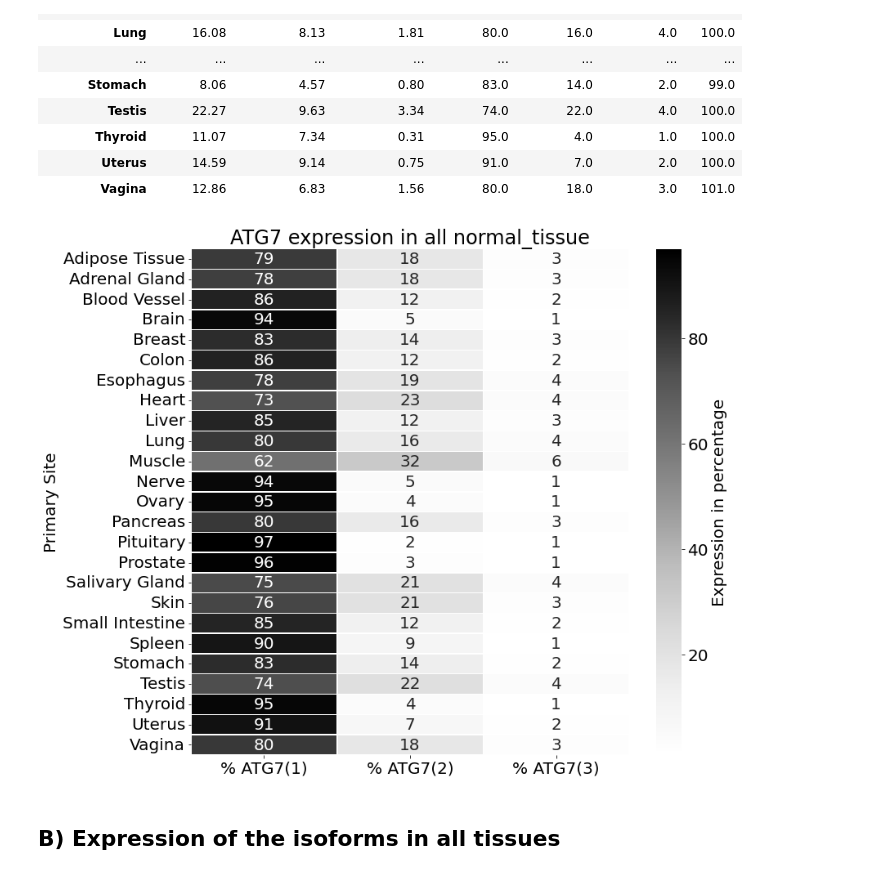
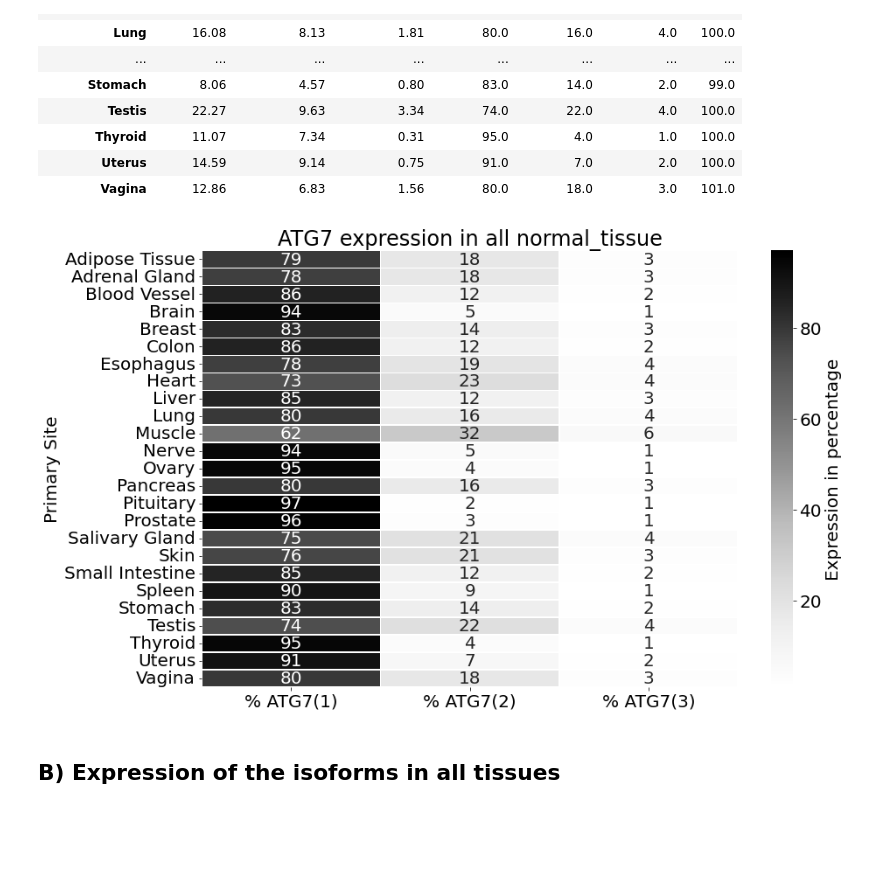
Before and after one commit to Keviosta/Article_short_isoform_ATG7_private, a Jupyter notebook: ATG7/atg7_all_tissue_analyse/ATG7 characterisation/All_tissues_Tissues_differences_ATG7_isoform_characterisation-only_normal.ipynb, the cells around one changed output. Saved outputs shown, nothing was run; the diff lists cells and outputs as text; code cells hidden in the pictures; blank space fills up the shorter version.

```diff
--- a/ATG7/atg7_all_tissue_analyse/ATG7 characterisation/All_tissues_Tissues_differences_ATG7_isoform_characterisation-only_normal.ipynb
+++ b/ATG7/atg7_all_tissue_analyse/ATG7 characterisation/All_tissues_Tissues_differences_ATG7_isoform_characterisation-only_normal.ipynb
@@ -125,19 +125,20 @@ df_sampletype
 # %%
 #heatmap percentage
 info = 'normal_tissue'
+plt.subplots()
+plt.tight_layout()
 
 HeatMap_df_sampletype = df_sampletype[['% ATG7(1)', '% ATG7(2)', '% ATG7(3)']]
 heatmap = seaborn.heatmap(HeatMap_df_sampletype, annot=True, cmap="Greys", linewidths=.5,
                           xticklabels=True, yticklabels=True, fmt='.0f',
                           cbar_kws={'label': 'Expression in percentage'})
 plt.title('ATG7 expression in all '+info)
 plt.yticks(fontsize=20)
-plt.subplots_adjust(top=1.2)
 
 name = 'heatmap_organs_' + info
 plt.savefig(path+path2+name+'_article.svg')
 # %% [output]
-[figure, old version]
+[figure, new version]
 # %% [markdown]
 ## B) Expression of the isoforms in all tissues
 # %%
```
Also changed, not shown: parts of 2 cells of this notebook, 1 other file.
